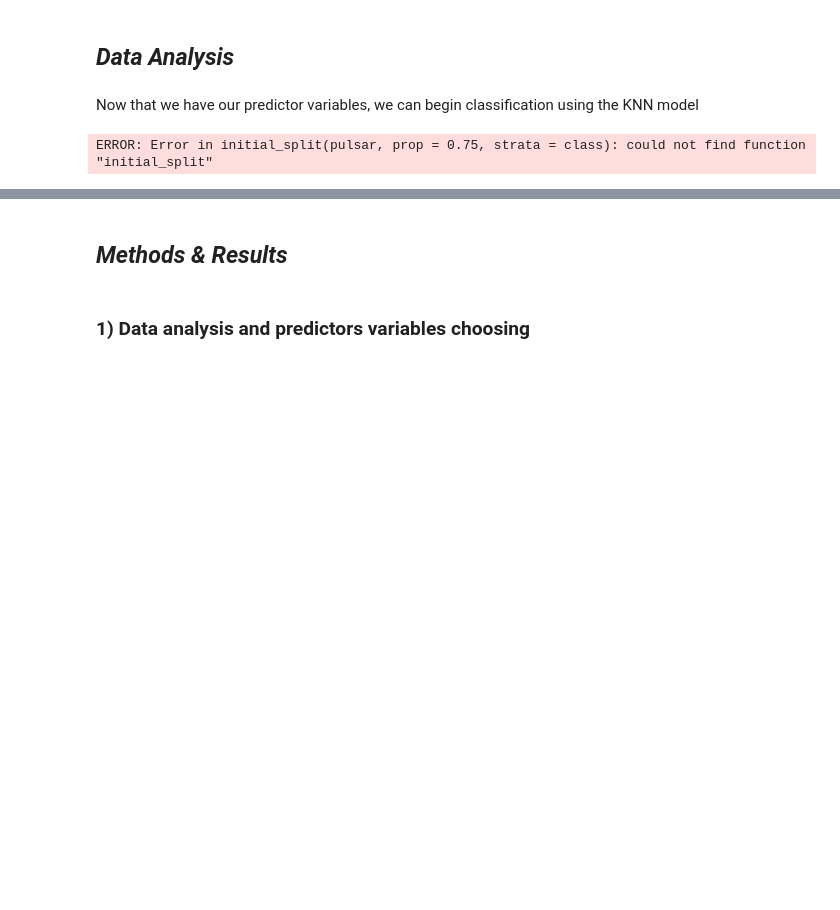
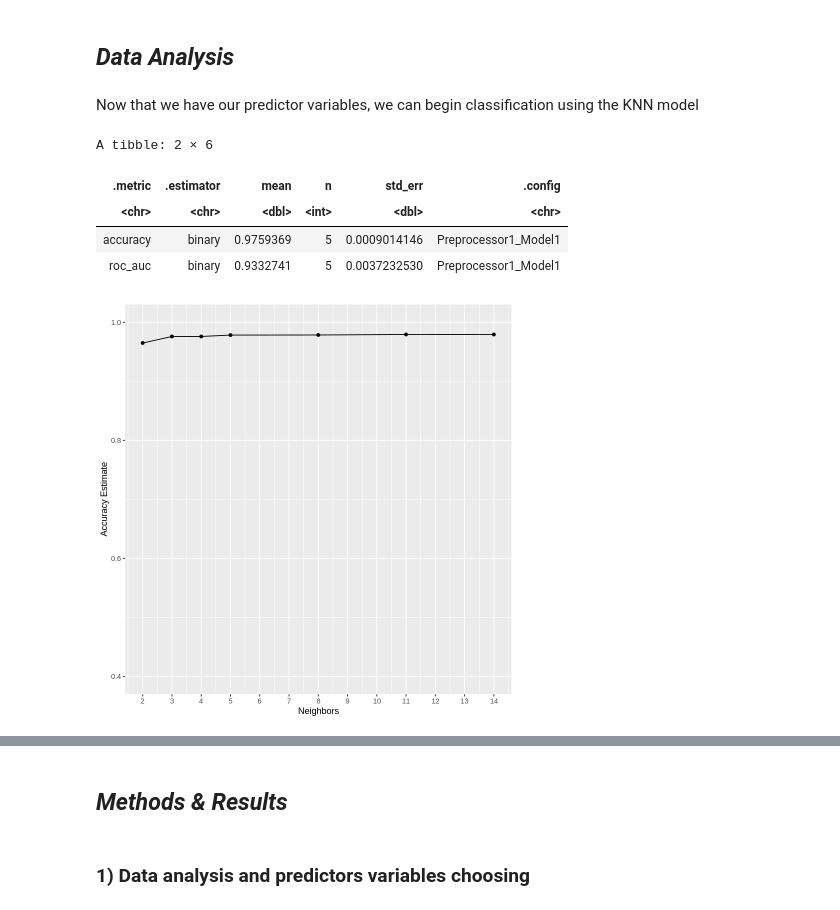
Before and after one commit to splashhhhhh/dsci100-grp165, a Jupyter notebook: Proposal.ipynb, the cells around one changed output, grey strips where cells are left out. Saved outputs shown, nothing was run; the diff lists cells and outputs as text; code cells hidden in the pictures; blank space fills up the shorter version.

Commit message:
Finished Model?

```diff
--- a/Proposal.ipynb
+++ b/Proposal.ipynb
@@ -204,7 +217,7 @@ Now that we have our predictor variables, we can begin classification using the
 # %%
 set.seed(2020)
 
-#Splitting data into a test set and training set so we can use KNN-classification
+#Splitting data into a test set and training set so we can properly use KNN-classification
 pulsar_split <- initial_split(pulsar, prop = 0.75, strata = class)
 pulsar_training <- training(pulsar_split)
 pulsar_testing <- testing(pulsar_split)
@@ -214,62 +227,45 @@ pulsar_testing <- testing(pulsar_split)
 pulsar_recipe <- recipe(class ~ mean_ip + kurt_ip, data = pulsar_training) |>
    step_scale(all_predictors()) |>
    step_center(all_predictors())
-knn_spec <- nearest_neighbor(weight_func = "rectangular", neighbors = 3) |>
-      set_engine("kknn") |>
-      set_mode("classification")
 
-pulsar_fit <- workflow() |>
-      add_recipe(pulsar_recipe) |>
-      add_model(knn_spec) |>
-      fit(data = pulsar_training)
-
-# # add the column of predictions to the original test data.
-# pulsar_test_predictions <- predict(pulsar_fit, pulsar_testing) |>
-#       bind_cols(pulsar_testing)
-
-# # checking the classifiers accuracy
-# pulsar_prediction_accuracy <- pulsar_test_predictions |>
-#      metrics(truth = class, estimate = .pred_class)
-
-# # creating a confusion matrix to show us the table of predicted labels and correct labels.
-# pulsar_mat <- pulsar_test_predictions |>
-#     conf_mat(truth = class, estimate = .pred_class)
-# pulsar_mat
-
-# tuning the model : cross validation
-
+#                                           Tuning the model : cross validation
 pulsar_vfold <- vfold_cv(pulsar_training, v = 5, strata = class)
 
+# This function will allow us to run a cross-validation on each train/validation split we created in the previous question.
 pulsar_resample_fit <- workflow() |>
       add_recipe(pulsar_recipe) |>
       add_model(knn_spec) |>
       fit_resamples(resamples = pulsar_vfold)
 
 
 pulsar_metrics <- collect_metrics(pulsar_resample_fit)
 pulsar_metrics
 
 knn_tune <- nearest_neighbor(weight_func = "rectangular", neighbors = tune()) |>
         set_engine("kknn") |>
       set_mode("classification")
 
 knn_results <- workflow() |>
       add_recipe(pulsar_recipe) |>
       add_model(knn_tune) |>
       tune_grid(resamples = pulsar_vfold, grid = 10) |>
       collect_metrics()
 
+# To find the best value for the number of neighbors
 accuracies <- knn_results |>
     filter(.metric == "accuracy")
 
 accuracy_versus_k <- ggplot(accuracies, aes(x = neighbors, y = mean))+
       geom_point() +
       geom_line() +
       labs(x = "Neighbors", y = "Accuracy Estimate") +
       scale_x_continuous(breaks = seq(0, 14, by = 1)) +  # adjusting the x-axis
       scale_y_continuous(limits = c(0.4, 1.0)) # adjusting the y-axis
 accuracy_versus_k
-
-# Performing K-nearest neighbors (KNN)
 # %% [output]
-ERROR: Error in initial_split(pulsar, prop = 0.75, strata = class): could not find function "initial_split"
+A tibble: 2 × 6
+| .metric | .estimator | mean | n | std_err | .config |
+| <chr> | <chr> | <dbl> | <int> | <dbl> | <chr> |
+| accuracy | binary | 0.9759369 | 5 | 0.0009014146 | Preprocessor1_Model1 |
+| roc_auc | binary | 0.9332741 | 5 | 0.0037232530 | Preprocessor1_Model1 |
+[figure, added]
```
Also changed, not shown: parts of 6 cells of this notebook.
